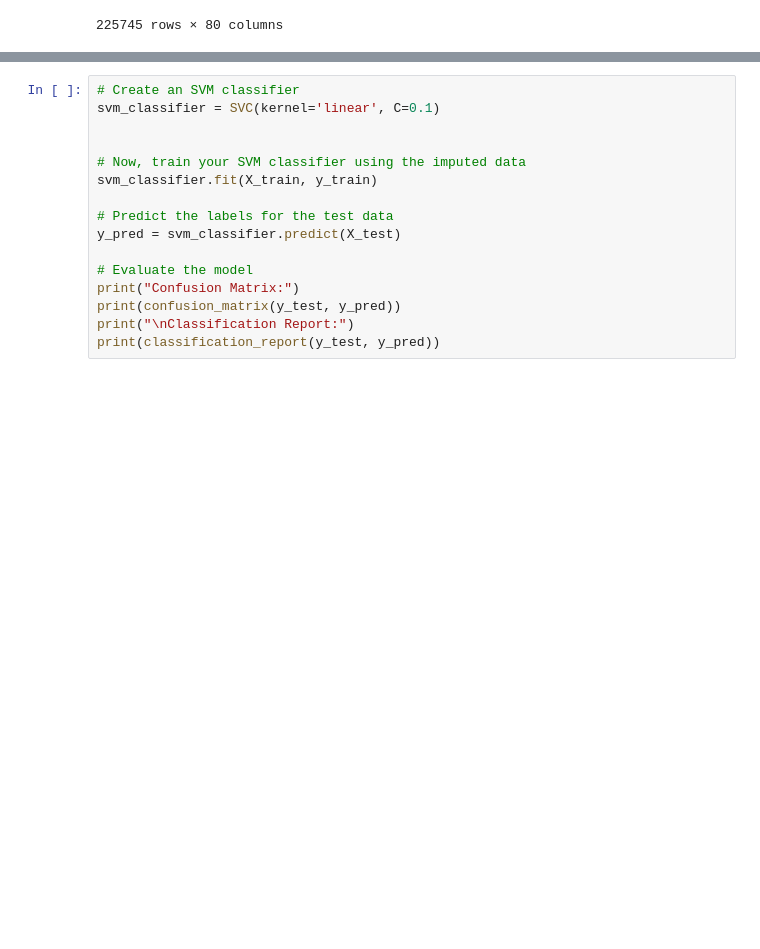
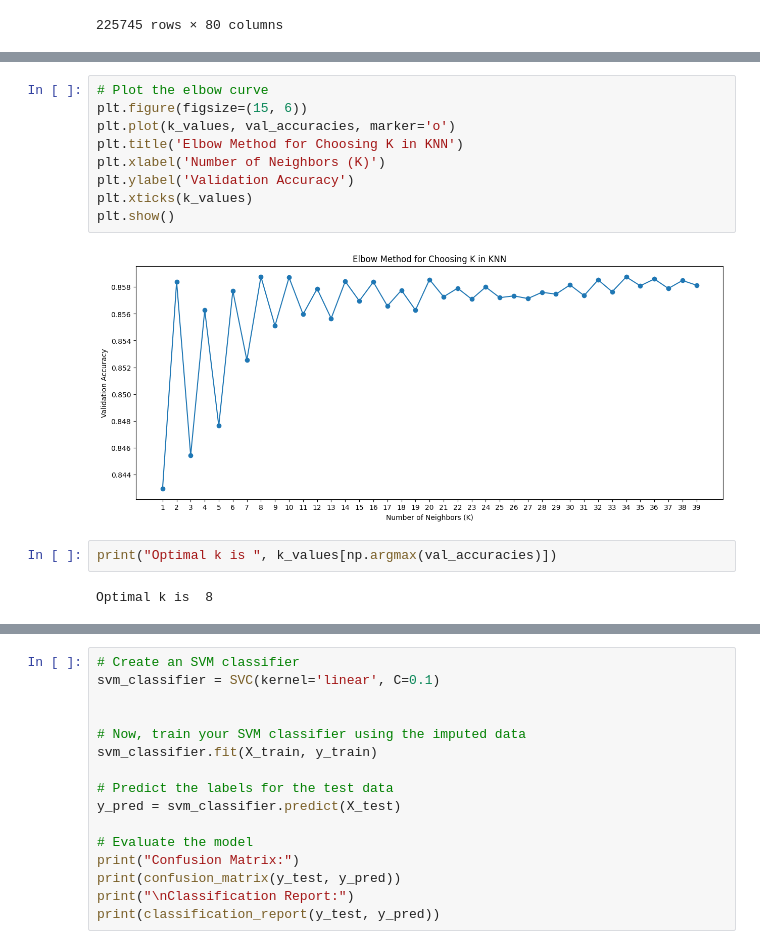
Before and after one commit to YassineICHIRRI/Anomaly-Detection-of-DDoS-Attacks, a Jupyter notebook: DDoS_notebook.ipynb, the cells around one changed output, grey strips where cells are left out. Drawn from its saved outputs; the diff is of its cells as text; blank space fills up the shorter version.

```diff
--- a/DDoS_notebook.ipynb
+++ b/DDoS_notebook.ipynb
@@ -312,0 +382,15 @@ for  13  as K, accuracy is :  0.855655717734612
+# %%
+# Plot the elbow curve
+plt.figure(figsize=(15, 6))
+plt.plot(k_values, val_accuracies, marker='o')
+plt.title('Elbow Method for Choosing K in KNN')
+plt.xlabel('Number of Neighbors (K)')
+plt.ylabel('Validation Accuracy')
+plt.xticks(k_values)
+plt.show()
+# %% [output]
+[figure, added]
+# %%
+print("Optimal k is ", k_values[np.argmax(val_accuracies)])
+# %% [output]
+Optimal k is  8
```
Also changed, not shown: parts of 8 cells of this notebook.
